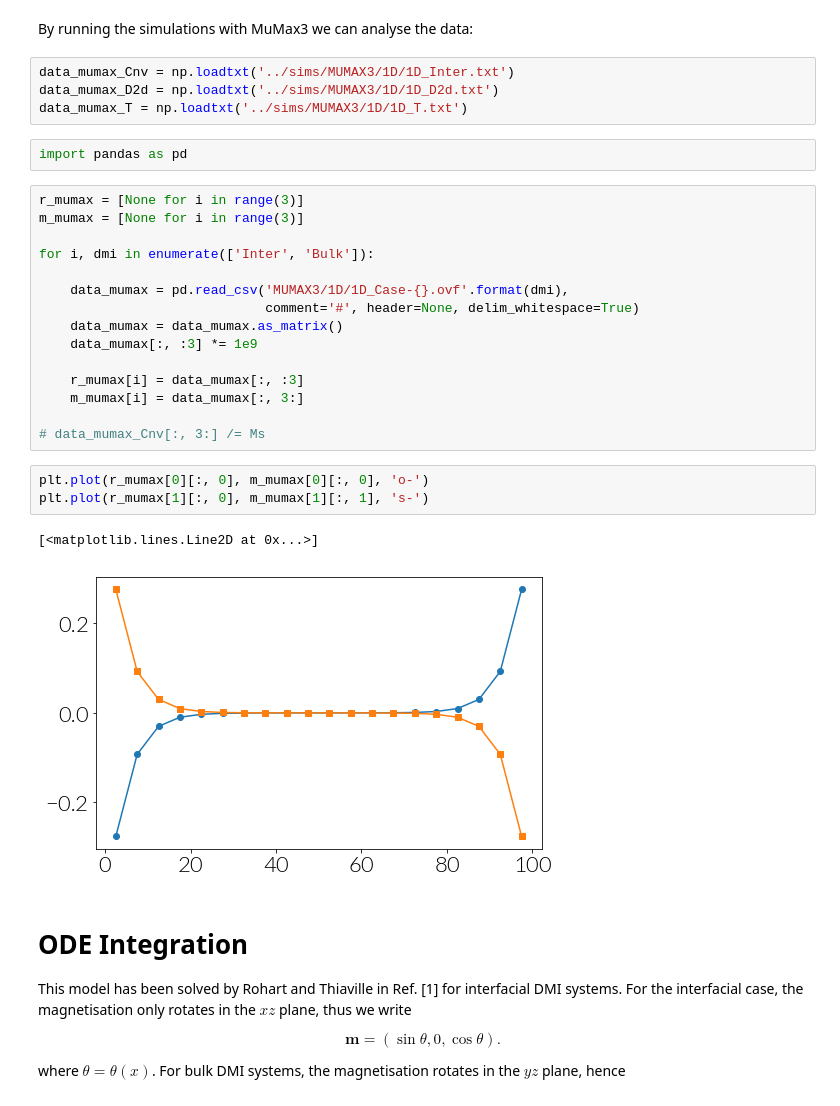
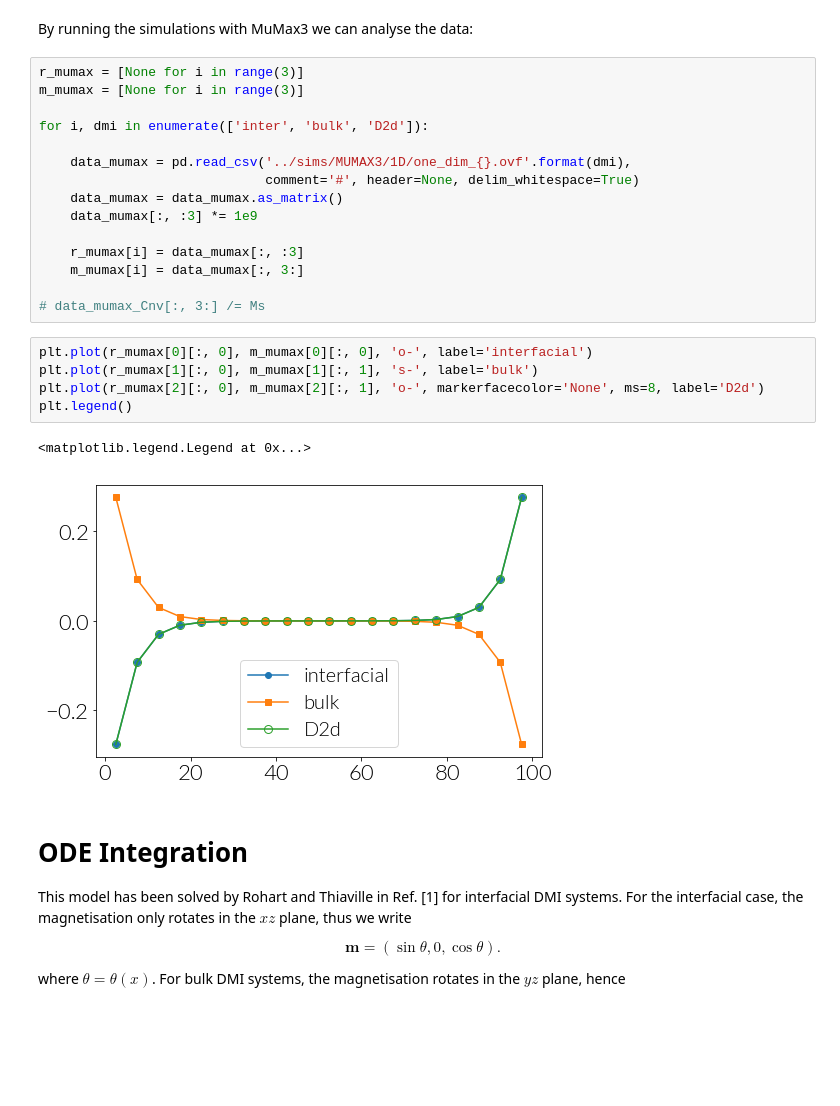
Before and after one commit to fangohr/paper-supplement-standard-problem-dmi, a Jupyter notebook: notebooks/1d_problem.ipynb, the cells around one changed output. Cells and saved outputs as stored; diff of their text form; blank space fills up the shorter version.

Commit message:
Updated D2d modules from OOMMF and Mumax3 to get right chiralities according to the Std Prob paper

```diff
--- a/notebooks/1d_problem.ipynb
+++ b/notebooks/1d_problem.ipynb
@@ -163,19 +167,13 @@ plt.legend()
 # Mumax3
 # %% [markdown]
 By running the simulations with MuMax3 we can analyse the data:
-# %%
-data_mumax_Cnv = np.loadtxt('../sims/MUMAX3/1D/1D_Inter.txt')
-data_mumax_D2d = np.loadtxt('../sims/MUMAX3/1D/1D_D2d.txt')
-data_mumax_T = np.loadtxt('../sims/MUMAX3/1D/1D_T.txt')
-# %%
-import pandas as pd
 # %%
 r_mumax = [None for i in range(3)]
 m_mumax = [None for i in range(3)]
 
-for i, dmi in enumerate(['Inter', 'Bulk']):
+for i, dmi in enumerate(['inter', 'bulk', 'D2d']):
 
-    data_mumax = pd.read_csv('MUMAX3/1D/1D_Case-{}.ovf'.format(dmi),
+    data_mumax = pd.read_csv('../sims/MUMAX3/1D/one_dim_{}.ovf'.format(dmi),
                              comment='#', header=None, delim_whitespace=True)
     data_mumax = data_mumax.as_matrix()
     data_mumax[:, :3] *= 1e9
@@ -185,11 +183,13 @@ for i, dmi in enumerate(['Inter', 'Bulk']):
 
 # data_mumax_Cnv[:, 3:] /= Ms
 # %%
-plt.plot(r_mumax[0][:, 0], m_mumax[0][:, 0], 'o-')
-plt.plot(r_mumax[1][:, 0], m_mumax[1][:, 1], 's-')
+plt.plot(r_mumax[0][:, 0], m_mumax[0][:, 0], 'o-', label='interfacial')
+plt.plot(r_mumax[1][:, 0], m_mumax[1][:, 1], 's-', label='bulk')
+plt.plot(r_mumax[2][:, 0], m_mumax[2][:, 1], 'o-', markerfacecolor='None', ms=8, label='D2d')
+plt.legend()
 # %% [output]
-[<matplotlib.lines.Line2D at 0x...>]
+<matplotlib.legend.Legend at 0x...>
-[figure, old version]
+[figure, new version]
 # %% [markdown]
 # ODE Integration
 
```
Also changed, not shown: parts of 6 cells of this notebook, 5 other files.
